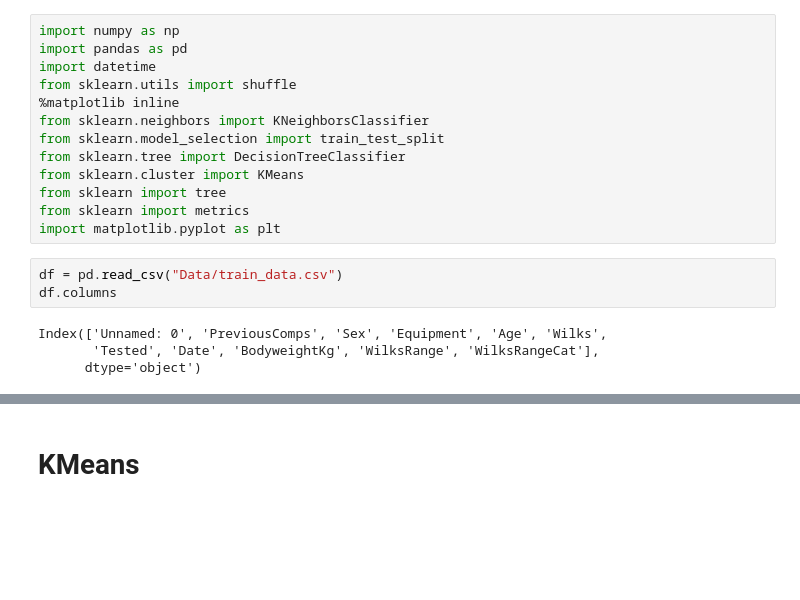
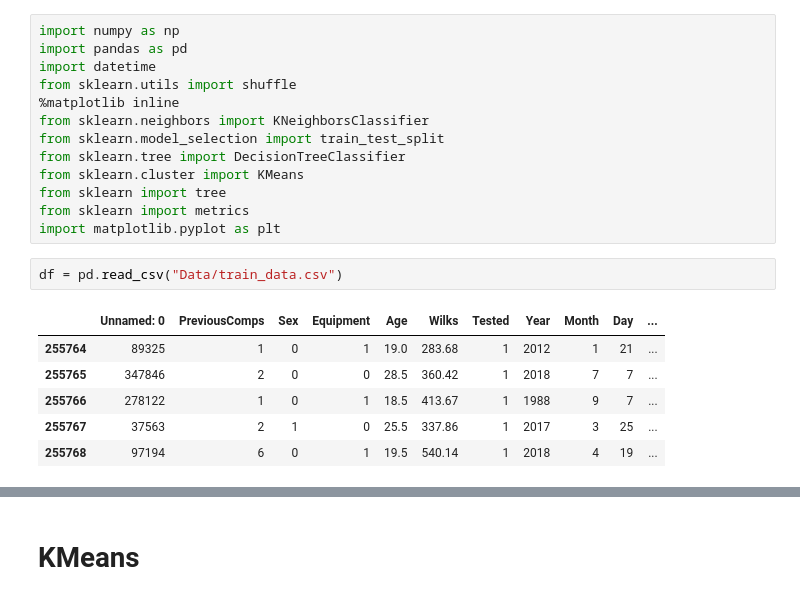
Before and after one commit to tiitvaino/Analysis_of_powerlifting_meet_results, a Jupyter notebook: model.ipynb, the cells around one changed output, grey strips where cells are left out. Saved outputs shown, nothing was run; the diff lists cells and outputs as text; blank space fills up the shorter version.

```diff
--- a/model.ipynb
+++ b/model.ipynb
@@ -13,8 +13,10 @@ from sklearn import metrics
 import matplotlib.pyplot as plt
 # %%
 df = pd.read_csv("Data/train_data.csv")
-df.columns
 # %% [output]
-Index(['Unnamed: 0', 'PreviousComps', 'Sex', 'Equipment', 'Age', 'Wilks',
-       'Tested', 'Date', 'BodyweightKg', 'WilksRange', 'WilksRangeCat'],
-      dtype='object')
+|  | Unnamed: 0 | PreviousComps | Sex | Equipment | Age | Wilks | Tested | Year | Month | Day | ... |
+| 255764 | 89325 | 1 | 0 | 1 | 19.0 | 283.68 | 1 | 2012 | 1 | 21 | ... |
+| 255765 | 347846 | 2 | 0 | 0 | 28.5 | 360.42 | 1 | 2018 | 7 | 7 | ... |
+| 255766 | 278122 | 1 | 0 | 1 | 18.5 | 413.67 | 1 | 1988 | 9 | 7 | ... |
+| 255767 | 37563 | 2 | 1 | 0 | 25.5 | 337.86 | 1 | 2017 | 3 | 25 | ... |
+| 255768 | 97194 | 6 | 0 | 1 | 19.5 | 540.14 | 1 | 2018 | 4 | 19 | ... |
```
Also changed, not shown: parts of 29 cells of this notebook, 1 other file.
